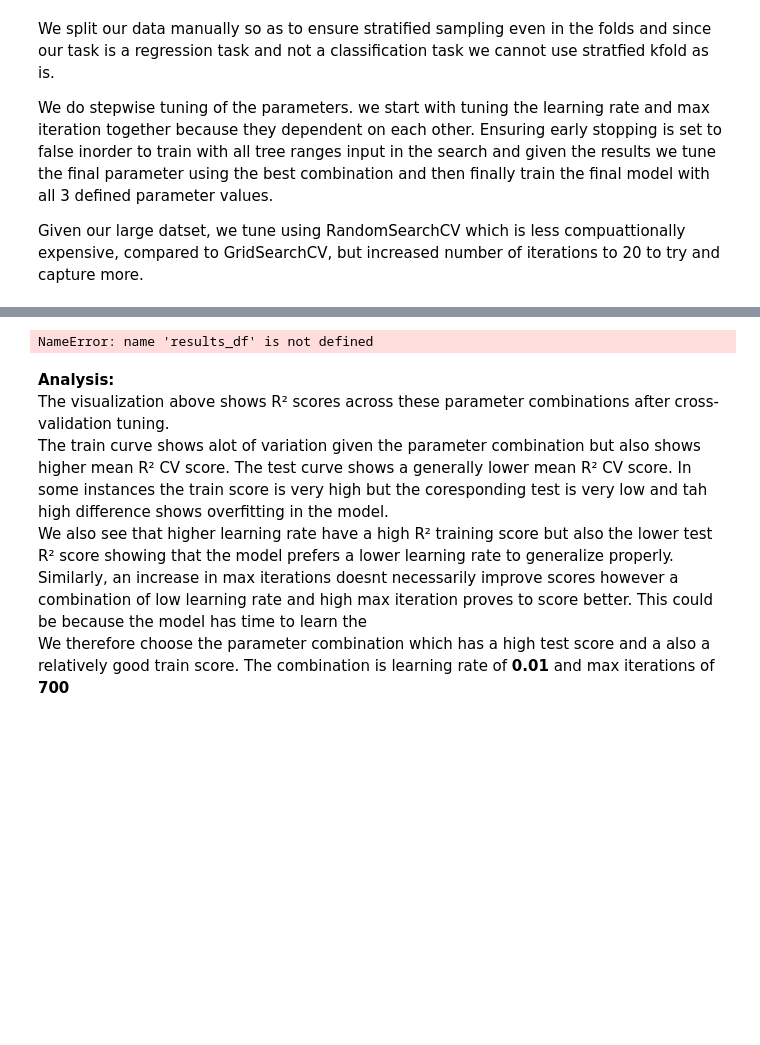
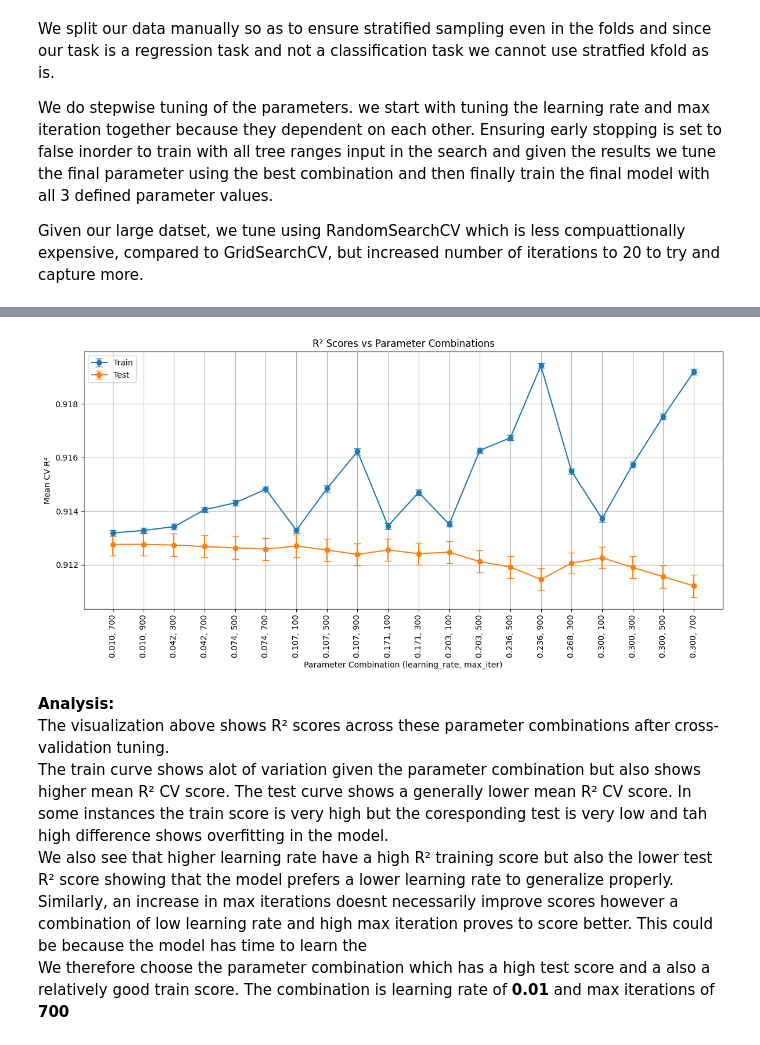
Before and after one commit to Angelicarjs/crop_yield_ML_project, a Jupyter notebook: ML_Milestone1Revision.ipynb, the cells around one changed output, grey strips where cells are left out. Saved outputs shown, nothing was run; the diff lists cells and outputs as text; code cells hidden in the pictures; blank space fills up the shorter version.

```diff
--- a/ML_Milestone1Revision.ipynb
+++ b/ML_Milestone1Revision.ipynb
@@ -739,30 +728,31 @@ Computation time: 10.17 minutes
 # %%
 # CV results as dataframe
+results_df = pd.DataFrame(search_lr.cv_results_)
 results_df['combined'] = results_df.apply(
     lambda row: f"{row['param_learning_rate']:.3f}, {int(row['param_max_iter'])}", # combine learning rate and max_iter
     axis=1
 )
 
 # sort by the parameters
 results_df = results_df.sort_values(by=["param_learning_rate", "param_max_iter"])
 
 # visualize results
 plt.figure(figsize=(12, 6))
 # Train Mean CV R²
 plt.errorbar(results_df['combined'],results_df['mean_train_score'],yerr=results_df['std_train_score'],fmt='o-', capsize=4,label='Train')
 # Test Mean CV R²
 plt.errorbar(results_df['combined'],results_df['mean_test_score'],yerr=results_df['std_test_score'],fmt='o-', capsize=4,label='Test')
 
 plt.xticks(rotation=90)
 plt.ylabel("Mean CV R²")
 plt.xlabel("Parameter Combination (learning_rate, max_iter)")
 plt.title("R² Scores vs Parameter Combinations")
 plt.grid(True)
 plt.legend()
 plt.tight_layout()
 plt.show()
 # %% [output]
-NameError: name 'results_df' is not defined
+[figure, added]
 # %% [markdown]
 **Analysis:**
 The visualization above shows R² scores across these parameter combinations after cross-validation tuning.
```
Also changed, not shown: parts of 37 cells of this notebook.
